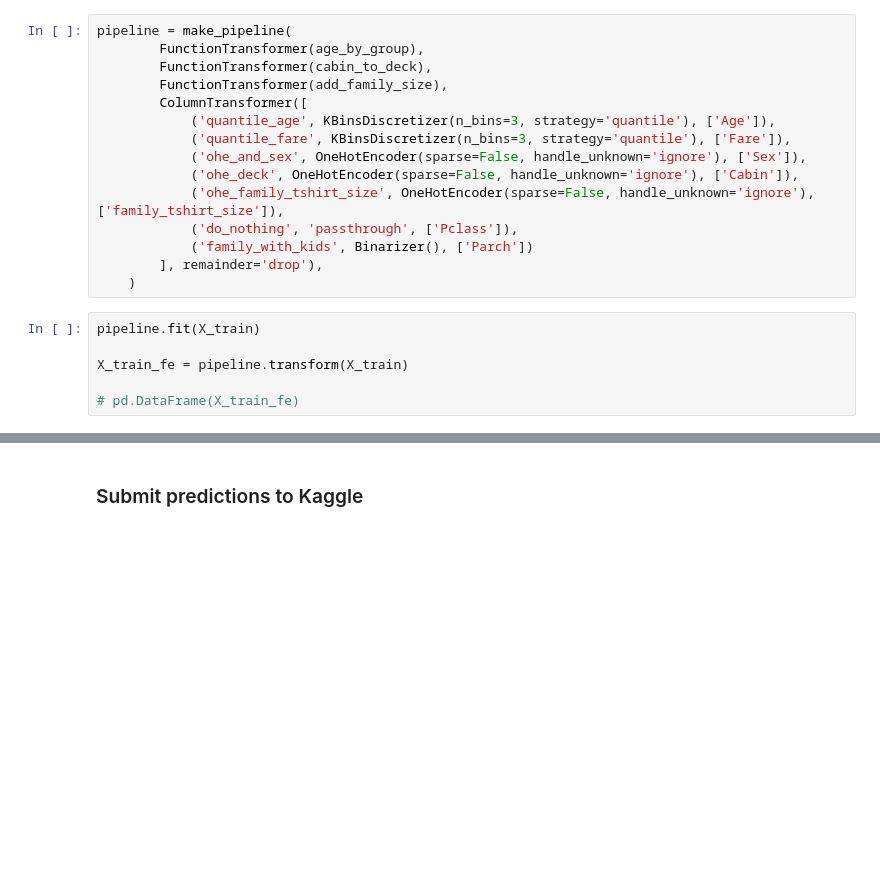
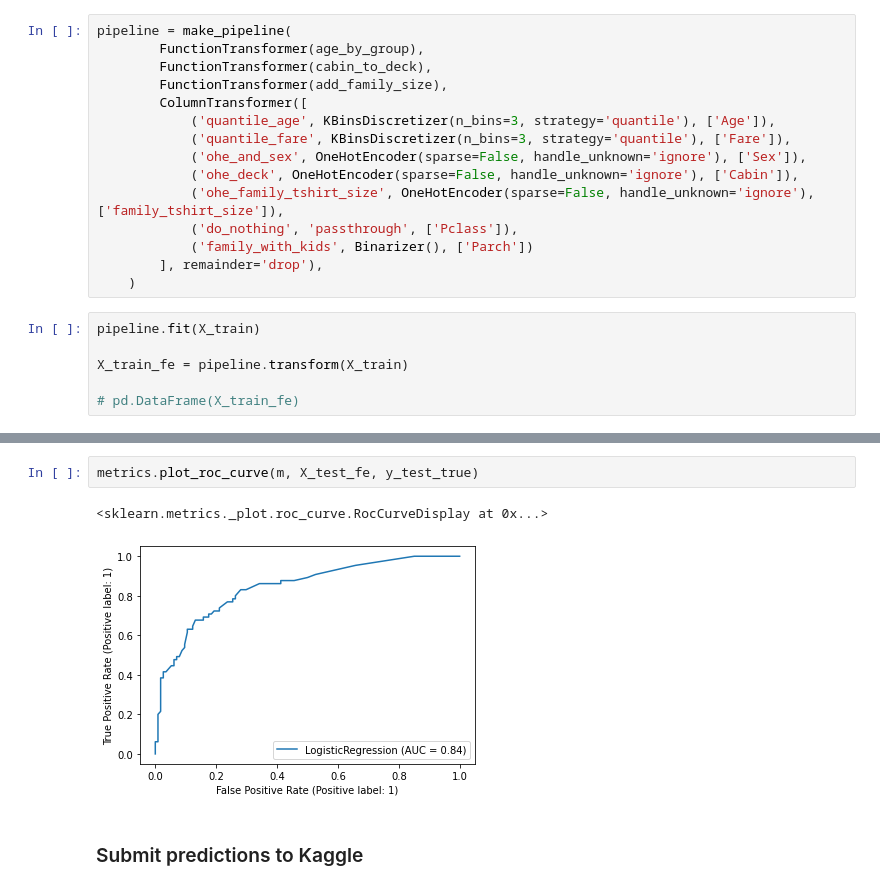
Before and after one commit to greentopsecret/random-forest-fennel-student-code, a Jupyter notebook: week_02/week-project.ipynb, the cells around one changed output, grey strips where cells are left out. Saved outputs shown, nothing was run; the diff lists cells and outputs as text; blank space fills up the shorter version.

```diff
--- a/week_02/week-project.ipynb
+++ b/week_02/week-project.ipynb
@@ -159,3 +148,8 @@ metrics.plot_roc_curve(m, X_test_fe, y_test_pred)
+# %%
+metrics.plot_roc_curve(m, X_test_fe, y_test_true)
+# %% [output]
+<sklearn.metrics._plot.roc_curve.RocCurveDisplay at 0x...>
+[figure, added]
 # %% [markdown]
 ### Submit predictions to Kaggle
 # %%
```
Also changed, not shown: parts of 44 cells of this notebook.
